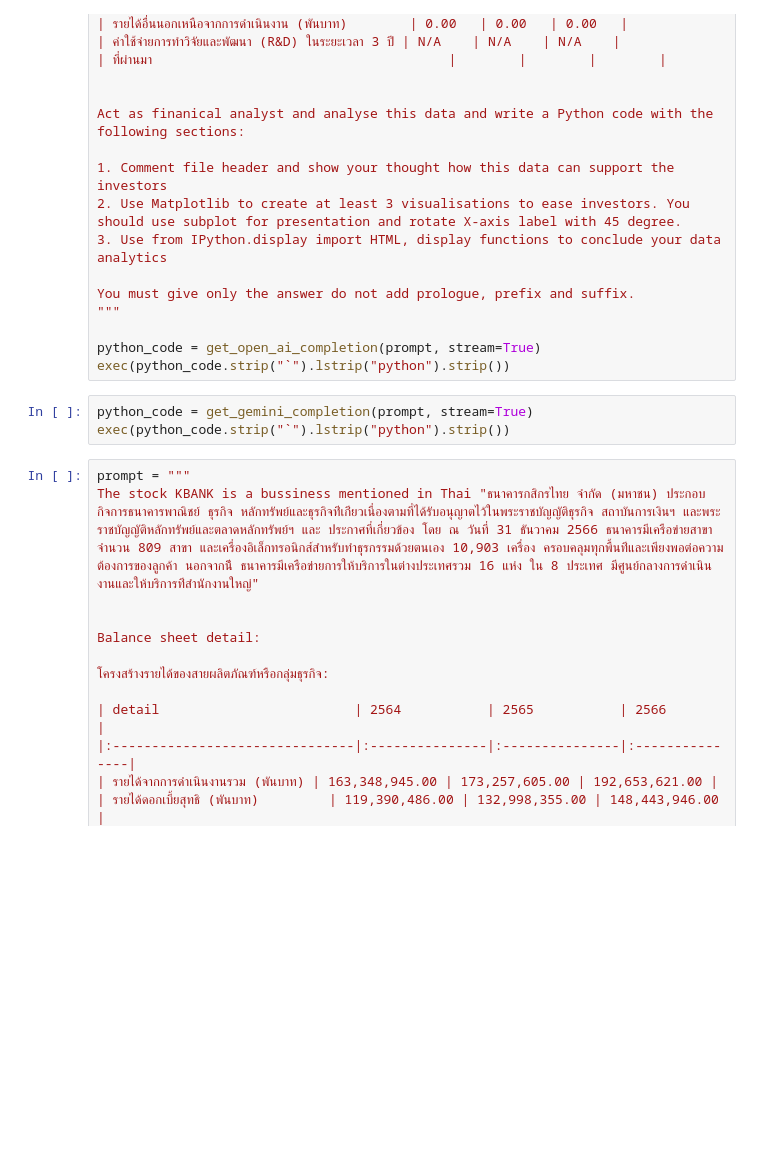
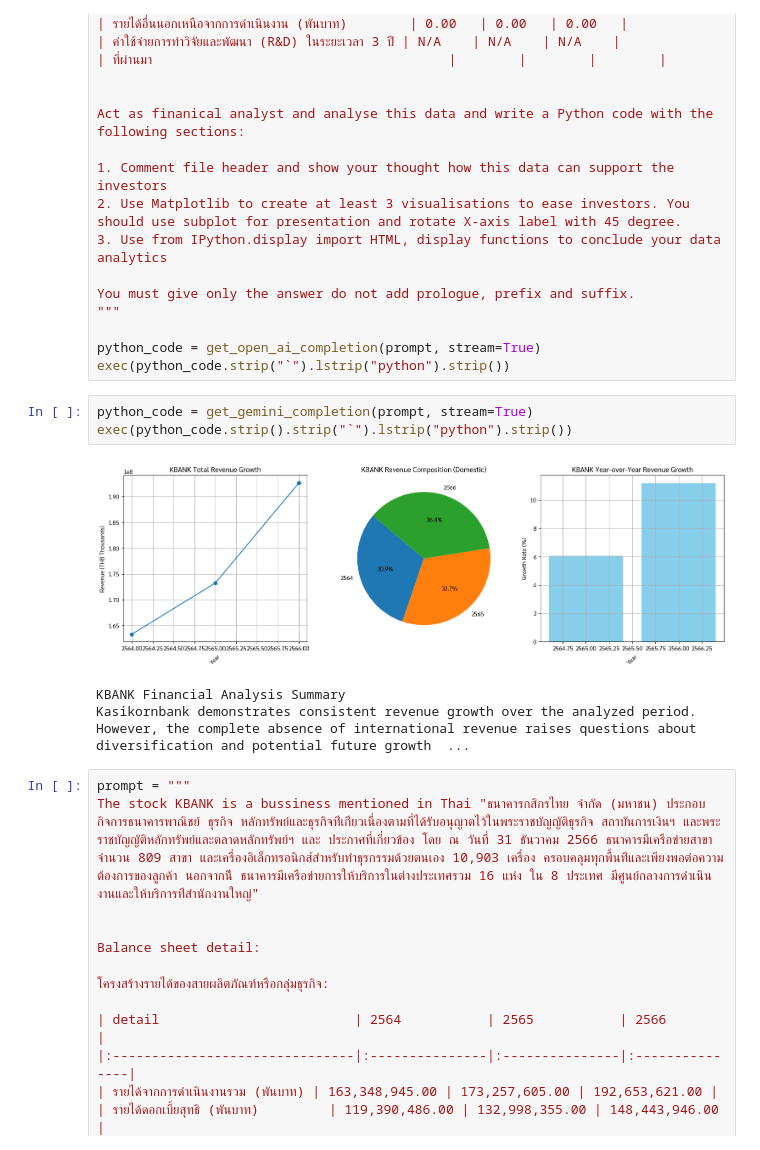
Before and after one commit to batprem/llm-balance-sheets, a Jupyter notebook: 02-balance-sheet-prompt.ipynb, the cells around one changed output. Drawn from its saved outputs; the diff is of its cells as text; blank space fills up the shorter version.

```diff
--- a/02-balance-sheet-prompt.ipynb
+++ b/02-balance-sheet-prompt.ipynb
@@ -314,7 +488,11 @@ python_code = get_open_ai_completion(prompt, stream=True)
 exec(python_code.strip("`").lstrip("python").strip())
 # %%
 python_code = get_gemini_completion(prompt, stream=True)
-exec(python_code.strip("`").lstrip("python").strip())
+exec(python_code.strip().strip("`").lstrip("python").strip())
+# %% [output]
+[figure, added]
+KBANK Financial Analysis Summary
+Kasikornbank demonstrates consistent revenue growth over the analyzed period. However, the complete absence of international revenue raises questions about diversification and potential future growth  ...
 # %%
 prompt = """
 The stock KBANK is a bussiness mentioned in Thai "ธนาคารกสิกรไทย จํากัด (มหาชน) ประกอบกิจการธนาคารพาณิชย์ ธุรกิจ หลักทรัพย์และธุรกิจท่ีเก่ียวเนื่องตามที่ได้รับอนุญาตไว้ในพระราชบัญญัติธุรกิจ สถาบันการเงินฯ และพระราชบัญญัติหลักทรัพย์และตลาดหลักทรัพย์ฯ และ ประกาศที่เกี่ยวข้อง โดย ณ วันที่ 31 ธันวาคม 2566 ธนาคารมีเครือข่ายสาขา จํานวน 809 สาขา และเครื่องอิเล็กทรอนิกส์สําหรับทําธุรกรรมด้วยตนเอง 10,903 เครื่อง ครอบคลุมทุกพื้นท่ีและเพียงพอต่อความต้องการของลูกค้า นอกจากน้ี ธนาคารมีเครือข่ายการให้บริการในต่างประเทศรวม 16 แห่ง ใน 8 ประเทศ มีศูนย์กลางการดําเนินงานและให้บริการท่ีสํานักงานใหญ่"
```
Also changed, not shown: parts of 10 cells of this notebook.
